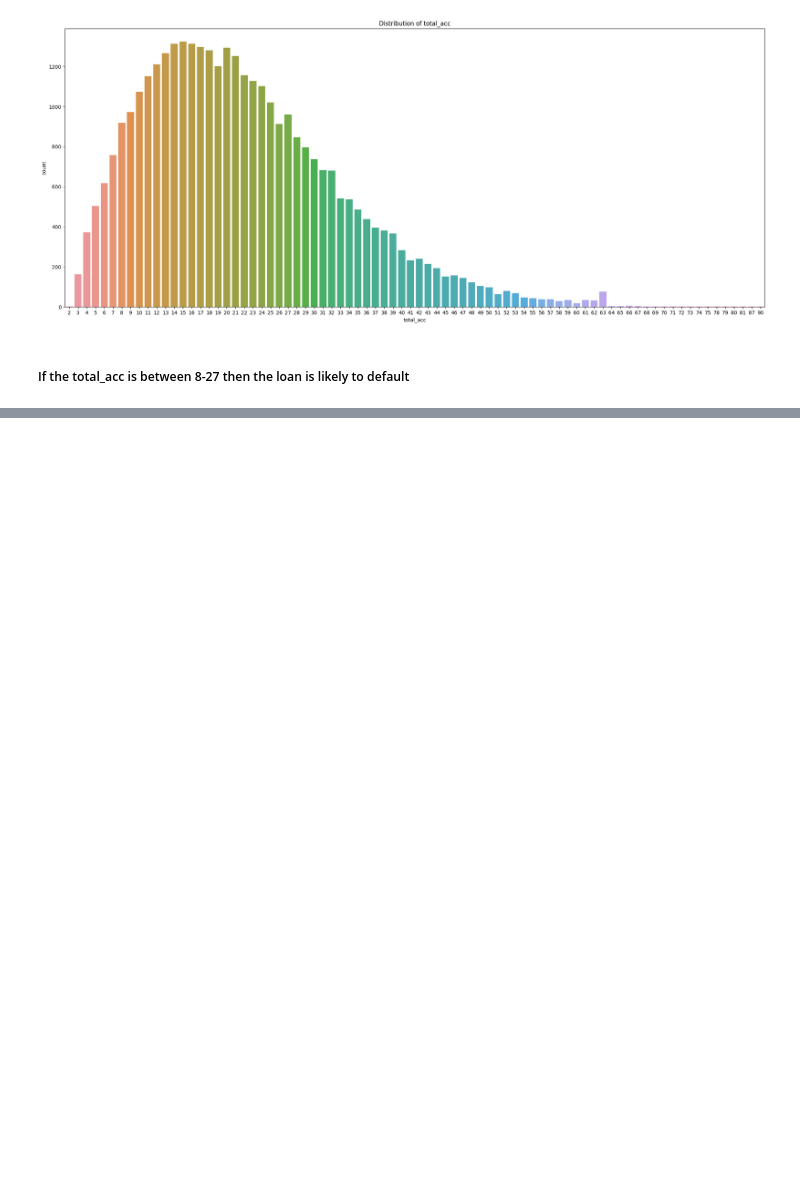
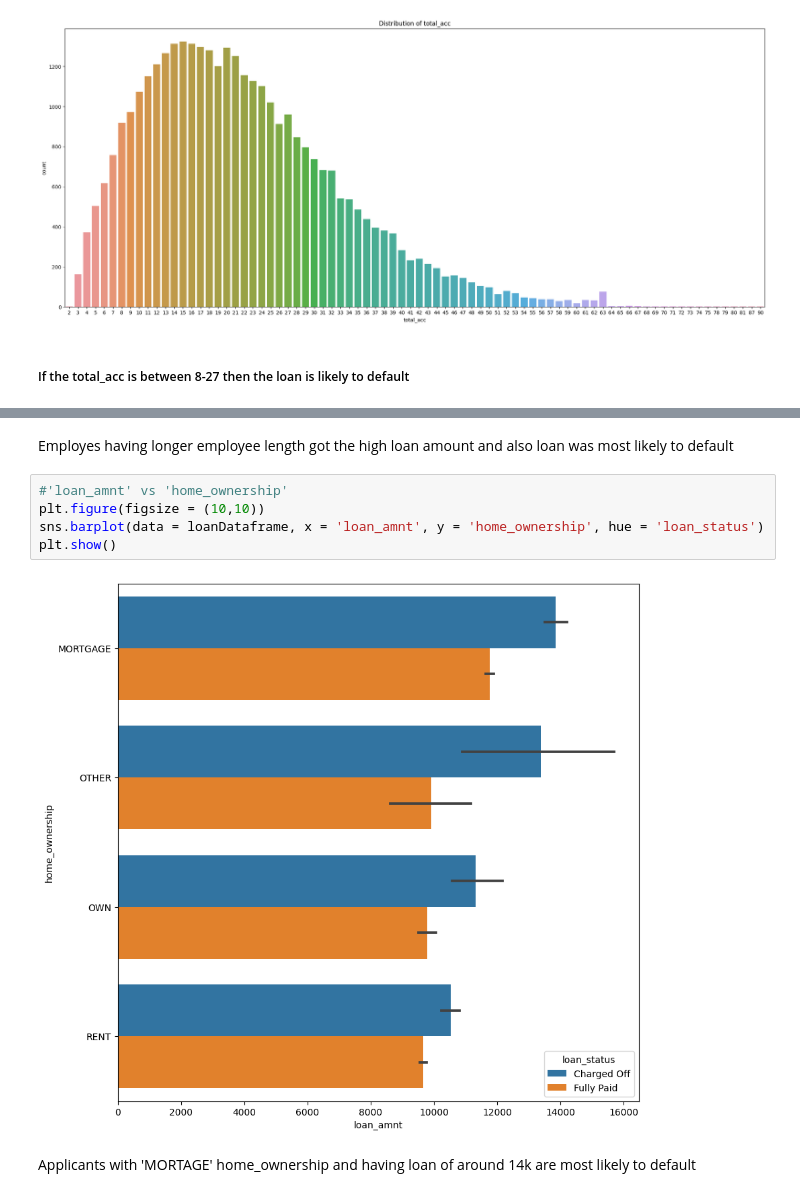
Before and after one commit to kumargauravb/LendingClubcasestudy, a Jupyter notebook: Kumar_Gaurav.ipynb, the cells around one changed output, grey strips where cells are left out. Cells and saved outputs as stored; diff of their text form; blank space fills up the shorter version.

```diff
--- a/Kumar_Gaurav.ipynb
+++ b/Kumar_Gaurav.ipynb
@@ -709,0 +781,11 @@ plt.show()
+# %% [markdown]
+Employes having longer employee length got the high loan amount and also loan was most likely to default
+# %%
+#'loan_amnt' vs 'home_ownership'
+plt.figure(figsize = (10,10))
+sns.barplot(data = loanDataframe, x = 'loan_amnt', y = 'home_ownership', hue = 'loan_status')
+plt.show()
+# %% [output]
+[figure, added]
+# %% [markdown]
+Applicants with 'MORTAGE' home_ownership and having loan of around 14k are most likely to default
```
Also changed, not shown: parts of 38 cells of this notebook.
